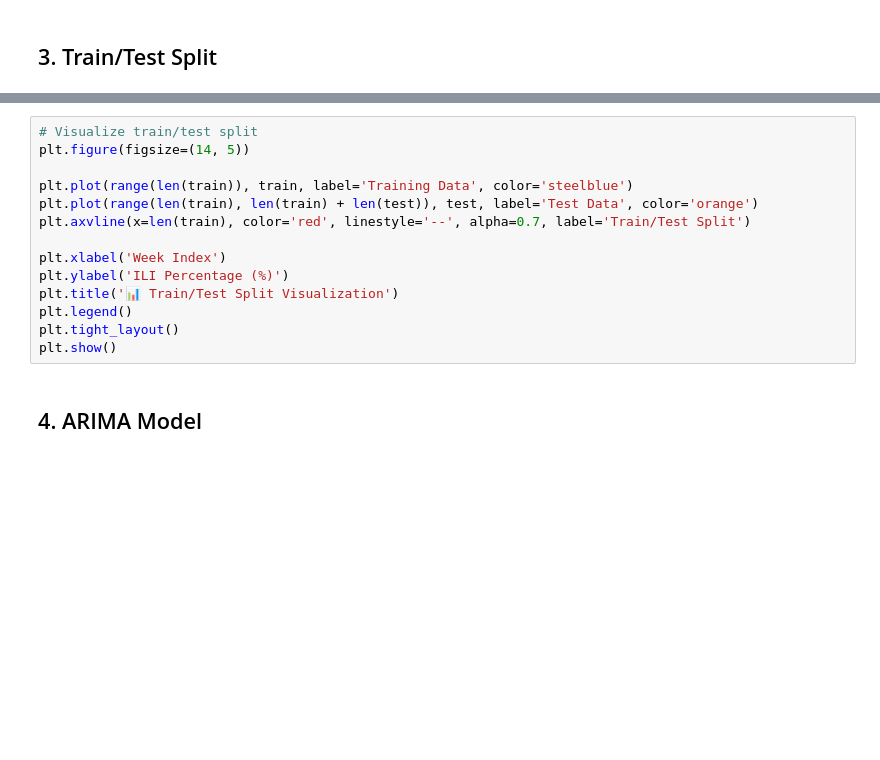
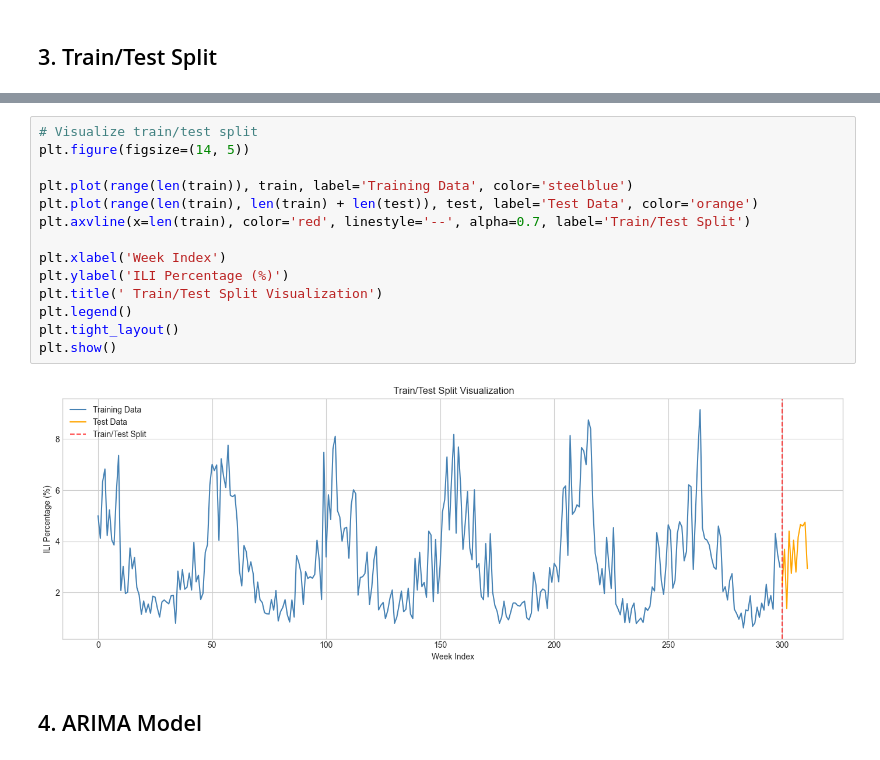
Before and after one commit to anita2210/flu-forecast-hub, a Jupyter notebook: notebooks/02_forecasting.ipynb, the cells around one changed output, grey strips where cells are left out. Saved outputs shown, nothing was run; the diff lists cells and outputs as text; blank space fills up the shorter version.

```diff
--- a/notebooks/02_forecasting.ipynb
+++ b/notebooks/02_forecasting.ipynb
@@ -63,17 +77,19 @@ print(f"Test data: {len(test)} weeks")
 # %%
 # Visualize train/test split
 plt.figure(figsize=(14, 5))
 
 plt.plot(range(len(train)), train, label='Training Data', color='steelblue')
 plt.plot(range(len(train), len(train) + len(test)), test, label='Test Data', color='orange')
 plt.axvline(x=len(train), color='red', linestyle='--', alpha=0.7, label='Train/Test Split')
 
 plt.xlabel('Week Index')
 plt.ylabel('ILI Percentage (%)')
-plt.title('📊 Train/Test Split Visualization')
+plt.title(' Train/Test Split Visualization')
 plt.legend()
 plt.tight_layout()
 plt.show()
+# %% [output]
+[figure, added]
 # %% [markdown]
 ## 4. ARIMA Model
 # %%
```
Also changed, not shown: parts of 12 cells of this notebook.
